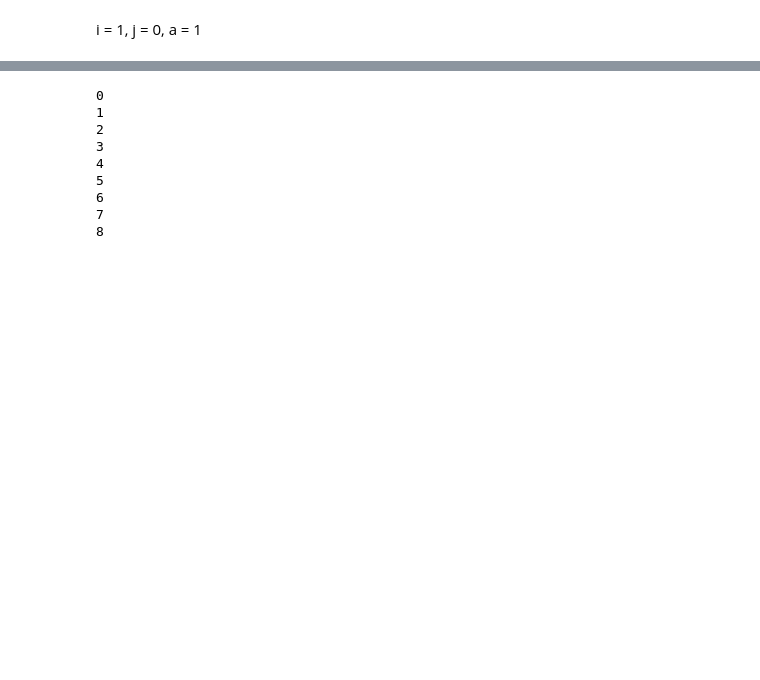
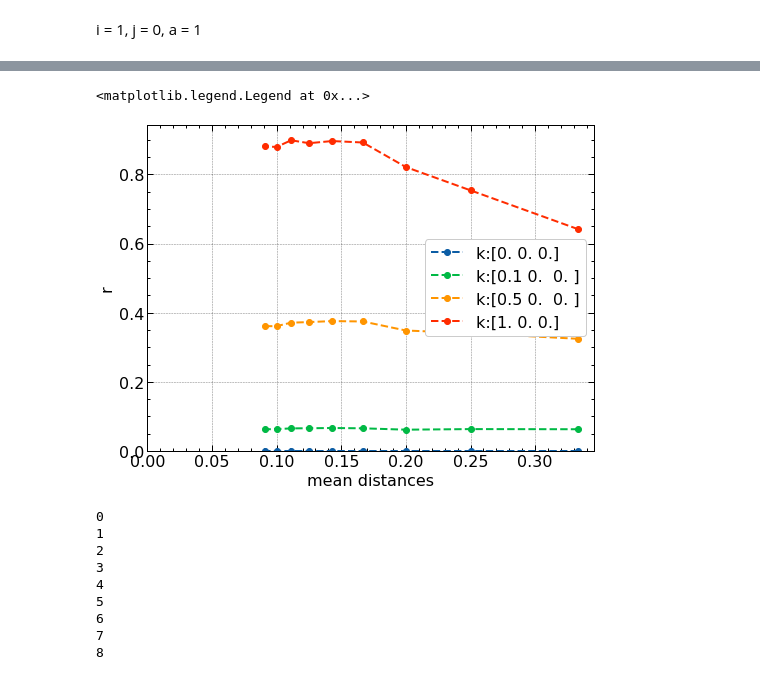
Before and after one commit to djrolfes/bachelor_thesis, a Jupyter notebook: test_recreation.ipynb, the cells around one changed output, grey strips where cells are left out. Cells and saved outputs as stored; diff of their text form; code cells hidden in the pictures; blank space fills up the shorter version.

```diff
--- a/test_recreation.ipynb
+++ b/test_recreation.ipynb
@@ -10,3 +42,14 @@ i = 1, j = 0, a = 1
+# %%
+for ik, k in enumerate(ks):
+    plt.plot(1/Ns, rs[ik, :], "o--", label=f"k:{k}")
+plt.xlabel("mean distances")
+plt.ylabel("r")
+plt.xlim(left=0)
+plt.ylim(bottom=0)
+plt.legend(loc="best")
+# %% [output]
+<matplotlib.legend.Legend at 0x...>
+[figure, added]
 # %%
 a = 1
 Ns = np.array([i for i in range(3,12)])
```
Also changed, not shown: parts of 9 cells of this notebook, 6 other files.
